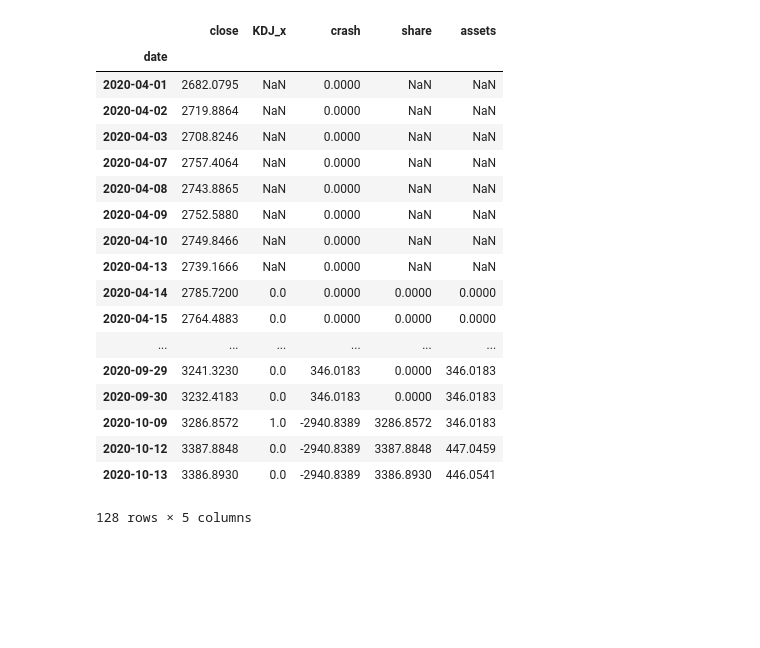
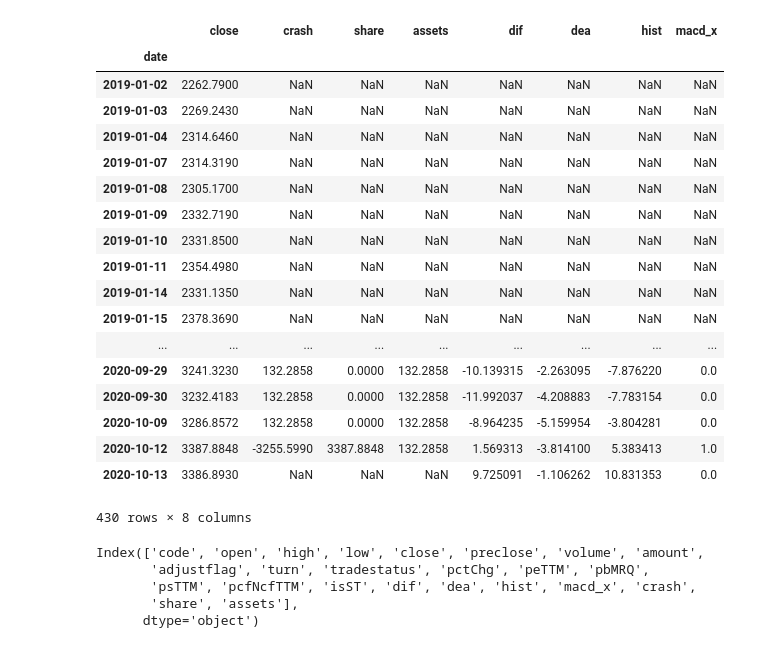
Before and after one commit to lqshanshuo/huowuxuanfeng, a Jupyter notebook: Workbench.ipynb, the cells around one changed output. Drawn from its saved outputs; the diff is of its cells as text; code cells hidden in the pictures; blank space fills up the shorter version.

Commit message:
move indicator from bs_agent & add macd & add more frequency

```diff
--- a/Workbench.ipynb
+++ b/Workbench.ipynb
@@ -23,0 +7,3 @@ plt.show()
+# %%
+bs_a=bsAgent(stack_code='000016.sh',start_date='2019-01-01', end_date='2020-10-13',freq='d')
+bs_a.replay(Indicator.MACD_X,start_date='2020-06-01', end_date='2020-10-13',view='true')
@@ -24,22 +15,30 @@ plt.show()
 # %%
-bs_a.k_data_plus[['close','KDJ_x','crash','share','assets']]
+bs_a.k_data_plus[['close','crash','share','assets','dif','dea','hist','macd_x']]
 # %% [output]
-|  | close | KDJ_x | crash | share | assets |
-| date |  |  |  |  |  |
-| 2020-04-01 | 2682.0795 | NaN | 0.0000 | NaN | NaN |
-| 2020-04-02 | 2719.8864 | NaN | 0.0000 | NaN | NaN |
-| 2020-04-03 | 2708.8246 | NaN | 0.0000 | NaN | NaN |
-| 2020-04-07 | 2757.4064 | NaN | 0.0000 | NaN | NaN |
-| 2020-04-08 | 2743.8865 | NaN | 0.0000 | NaN | NaN |
-| 2020-04-09 | 2752.5880 | NaN | 0.0000 | NaN | NaN |
-| 2020-04-10 | 2749.8466 | NaN | 0.0000 | NaN | NaN |
-| 2020-04-13 | 2739.1666 | NaN | 0.0000 | NaN | NaN |
-| 2020-04-14 | 2785.7200 | 0.0 | 0.0000 | 0.0000 | 0.0000 |
-| 2020-04-15 | 2764.4883 | 0.0 | 0.0000 | 0.0000 | 0.0000 |
-| ... | ... | ... | ... | ... | ... |
-| 2020-09-29 | 3241.3230 | 0.0 | 346.0183 | 0.0000 | 346.0183 |
-| 2020-09-30 | 3232.4183 | 0.0 | 346.0183 | 0.0000 | 346.0183 |
-| 2020-10-09 | 3286.8572 | 1.0 | -2940.8389 | 3286.8572 | 346.0183 |
-| 2020-10-12 | 3387.8848 | 0.0 | -2940.8389 | 3387.8848 | 447.0459 |
-| 2020-10-13 | 3386.8930 | 0.0 | -2940.8389 | 3386.8930 | 446.0541 |
+|  | close | crash | share | assets | dif | dea | hist | macd_x |
+| date |  |  |  |  |  |  |  |  |
+| 2019-01-02 | 2262.7900 | NaN | NaN | NaN | NaN | NaN | NaN | NaN |
+| 2019-01-03 | 2269.2430 | NaN | NaN | NaN | NaN | NaN | NaN | NaN |
+| 2019-01-04 | 2314.6460 | NaN | NaN | NaN | NaN | NaN | NaN | NaN |
+| 2019-01-07 | 2314.3190 | NaN | NaN | NaN | NaN | NaN | NaN | NaN |
+| 2019-01-08 | 2305.1700 | NaN | NaN | NaN | NaN | NaN | NaN | NaN |
+| 2019-01-09 | 2332.7190 | NaN | NaN | NaN | NaN | NaN | NaN | NaN |
+| 2019-01-10 | 2331.8500 | NaN | NaN | NaN | NaN | NaN | NaN | NaN |
+| 2019-01-11 | 2354.4980 | NaN | NaN | NaN | NaN | NaN | NaN | NaN |
+| 2019-01-14 | 2331.1350 | NaN | NaN | NaN | NaN | NaN | NaN | NaN |
+| 2019-01-15 | 2378.3690 | NaN | NaN | NaN | NaN | NaN | NaN | NaN |
+| ... | ... | ... | ... | ... | ... | ... | ... | ... |
+| 2020-09-29 | 3241.3230 | 132.2858 | 0.0000 | 132.2858 | -10.139315 | -2.263095 | -7.876220 | 0.0 |
+| 2020-09-30 | 3232.4183 | 132.2858 | 0.0000 | 132.2858 | -11.992037 | -4.208883 | -7.783154 | 0.0 |
+| 2020-10-09 | 3286.8572 | 132.2858 | 0.0000 | 132.2858 | -8.964235 | -5.159954 | -3.804281 | 0.0 |
+| 2020-10-12 | 3387.8848 | -3255.5990 | 3387.8848 | 132.2858 | 1.569313 | -3.814100 | 5.383413 | 1.0 |
+| 2020-10-13 | 3386.8930 | NaN | NaN | NaN | 9.725091 | -1.106262 | 10.831353 | 0.0 |
-128 rows × 5 columns
+430 rows × 8 columns
+# %%
+bs_a.k_data_plus.columns
+# %% [output]
+Index(['code', 'open', 'high', 'low', 'close', 'preclose', 'volume', 'amount',
+       'adjustflag', 'turn', 'tradestatus', 'pctChg', 'peTTM', 'pbMRQ',
+       'psTTM', 'pcfNcfTTM', 'isST', 'dif', 'dea', 'hist', 'macd_x', 'crash',
+       'share', 'assets'],
+      dtype='object')
```
Also changed, not shown: parts of 4 cells of this notebook, 2 other files.
